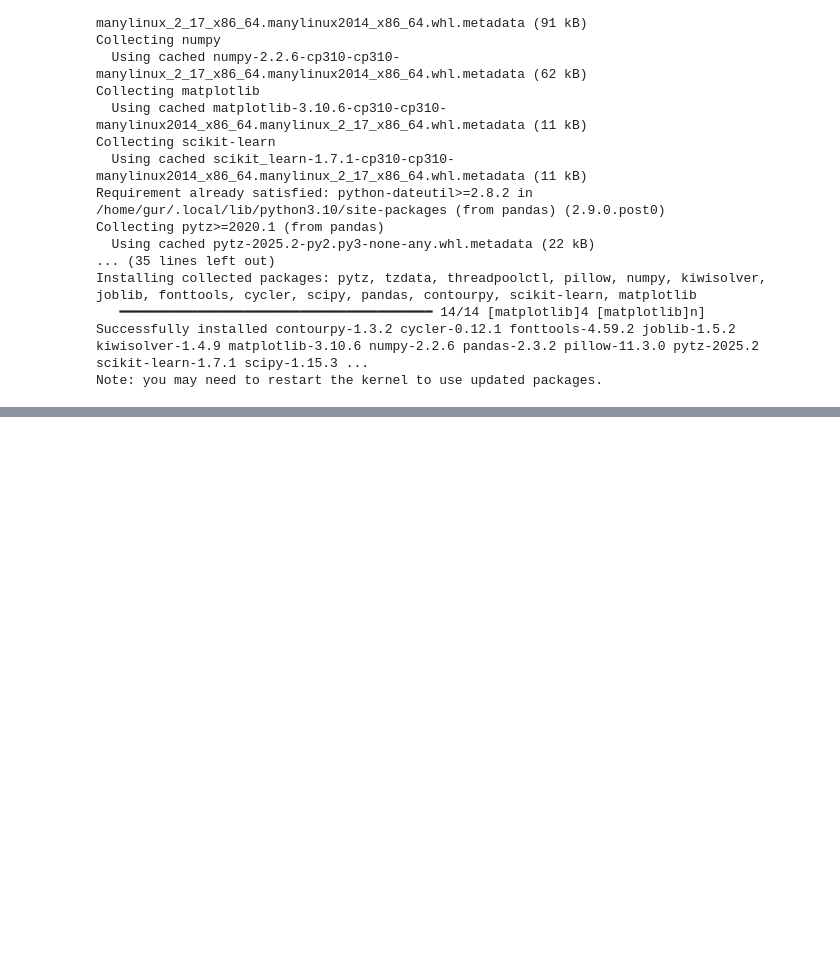
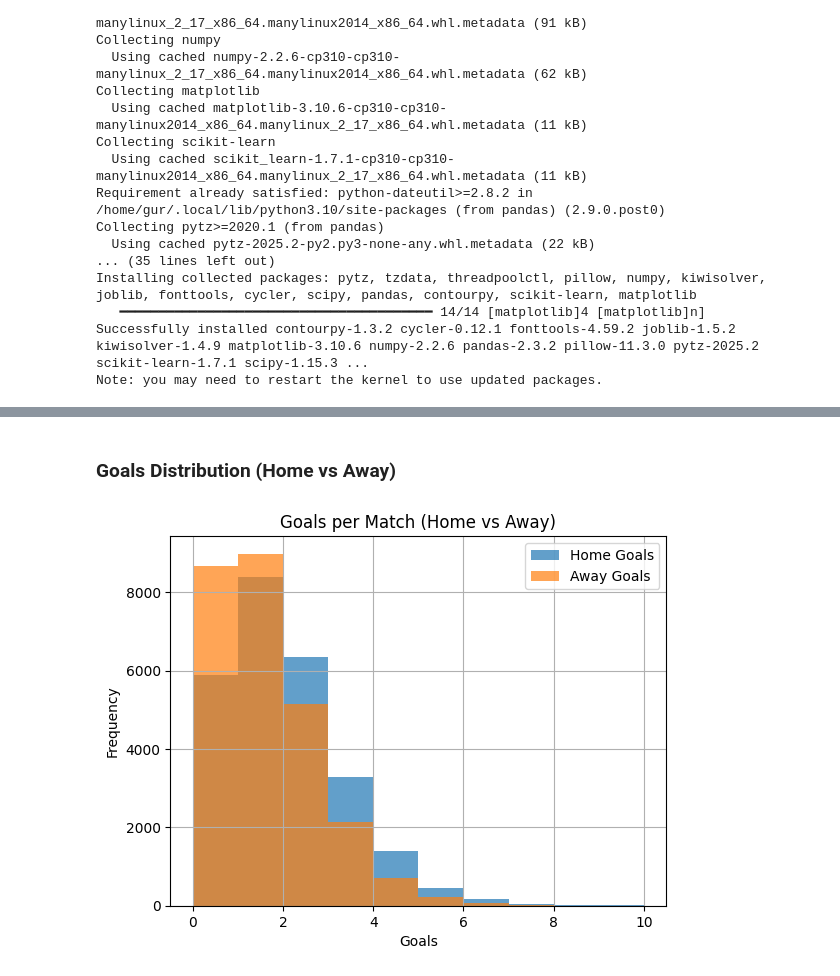
Before and after one commit to gur99/sports-analytics-soccer, a Jupyter notebook: Sports_Analytics.ipynb, the cells around one changed output, grey strips where cells are left out. Drawn from its saved outputs; the diff is of its cells as text; code cells hidden in the pictures; blank space fills up the shorter version.

```diff
--- a/Sports_Analytics.ipynb
+++ b/Sports_Analytics.ipynb
@@ -26,0 +119,13 @@ Note: you may need to restart the kernel to use updated packages.
+# %% [markdown]
+### Goals Distribution (Home vs Away)
+# %%
+plt.hist(match_df['home_team_goal'], bins=range(0, 11), alpha=0.7, label='Home Goals')
+plt.hist(match_df['away_team_goal'], bins=range(0, 11), alpha=0.7, label='Away Goals')
+plt.title("Goals per Match (Home vs Away)")
+plt.xlabel("Goals")
+plt.ylabel("Frequency")
+plt.legend()
+plt.grid(True)
+plt.show()
+# %% [output]
+[figure, added]
```
Also changed, not shown: parts of 17 cells of this notebook.
